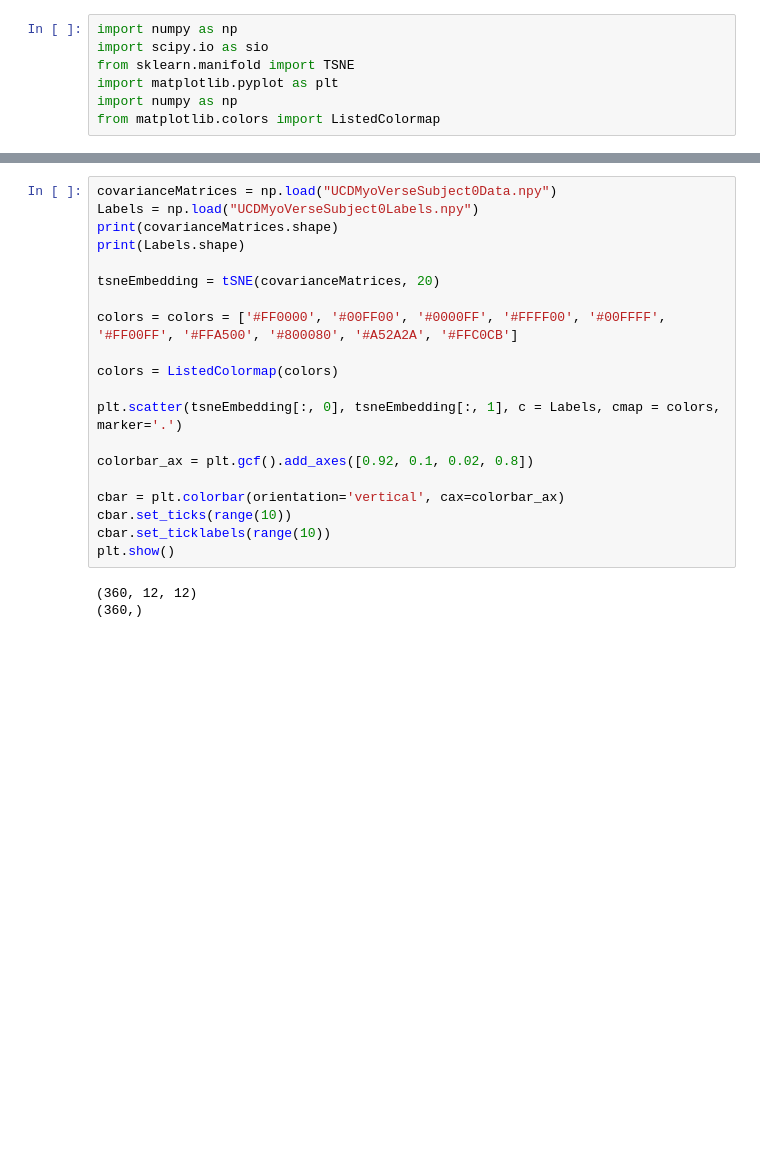
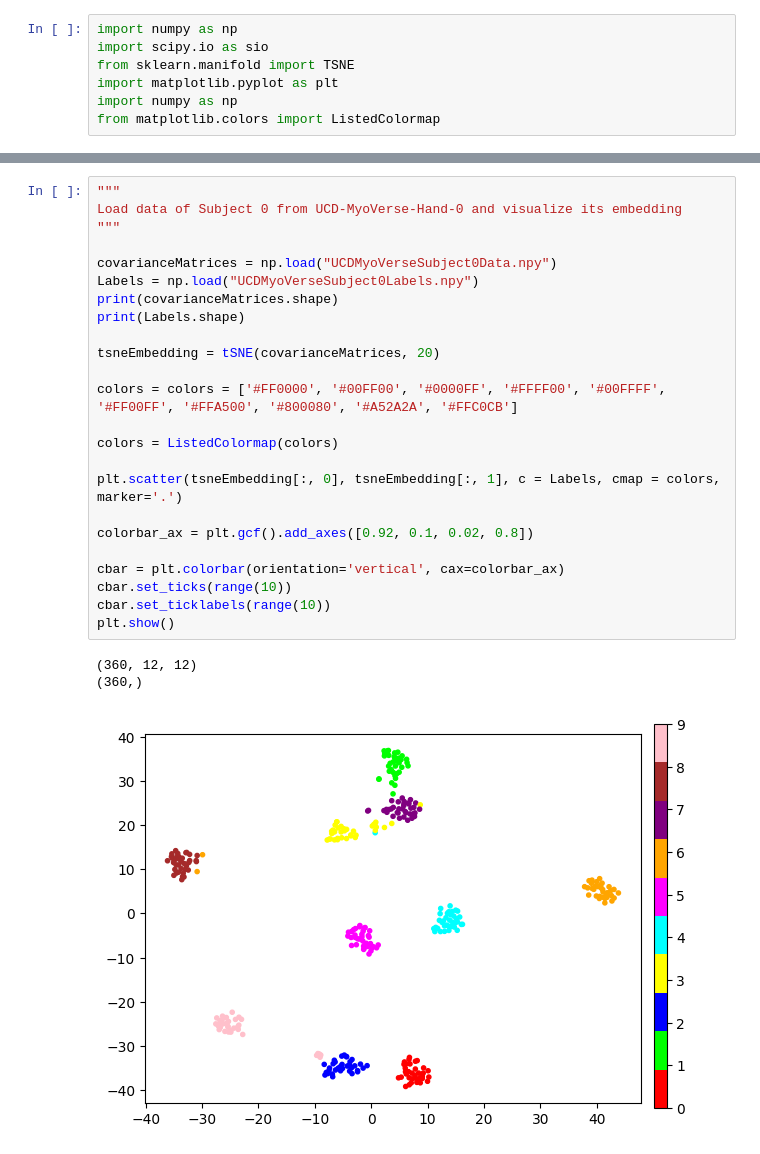
Before and after one commit to HarshavardhanaTG/GeometryOFsEMG, a Jupyter notebook: visualization.ipynb, the cells around one changed output, grey strips where cells are left out. Saved outputs shown, nothing was run; the diff lists cells and outputs as text; blank space fills up the shorter version.

```diff
--- a/visualization.ipynb
+++ b/visualization.ipynb
@@ -43,26 +94,31 @@ def tSNE(covarianceMatrix, Perplexity):
 
     return out
 # %%
+"""
+Load data of Subject 0 from UCD-MyoVerse-Hand-0 and visualize its embedding
+"""
+
 covarianceMatrices = np.load("UCDMyoVerseSubject0Data.npy")
 Labels = np.load("UCDMyoVerseSubject0Labels.npy")
 print(covarianceMatrices.shape)
 print(Labels.shape)
 
 tsneEmbedding = tSNE(covarianceMatrices, 20)
 
 colors = colors = ['#FF0000', '#00FF00', '#0000FF', '#FFFF00', '#00FFFF', '#FF00FF', '#FFA500', '#800080', '#A52A2A', '#FFC0CB']
 
 colors = ListedColormap(colors)
 
 plt.scatter(tsneEmbedding[:, 0], tsneEmbedding[:, 1], c = Labels, cmap = colors, marker='.')
 
 colorbar_ax = plt.gcf().add_axes([0.92, 0.1, 0.02, 0.8])
 
 cbar = plt.colorbar(orientation='vertical', cax=colorbar_ax)
 cbar.set_ticks(range(10))
 cbar.set_ticklabels(range(10))
 plt.show()
 # %% [output]
 (360, 12, 12)
 (360,)
+[figure, added]
 # %%
```
Also changed, not shown: parts of 6 cells of this notebook.
